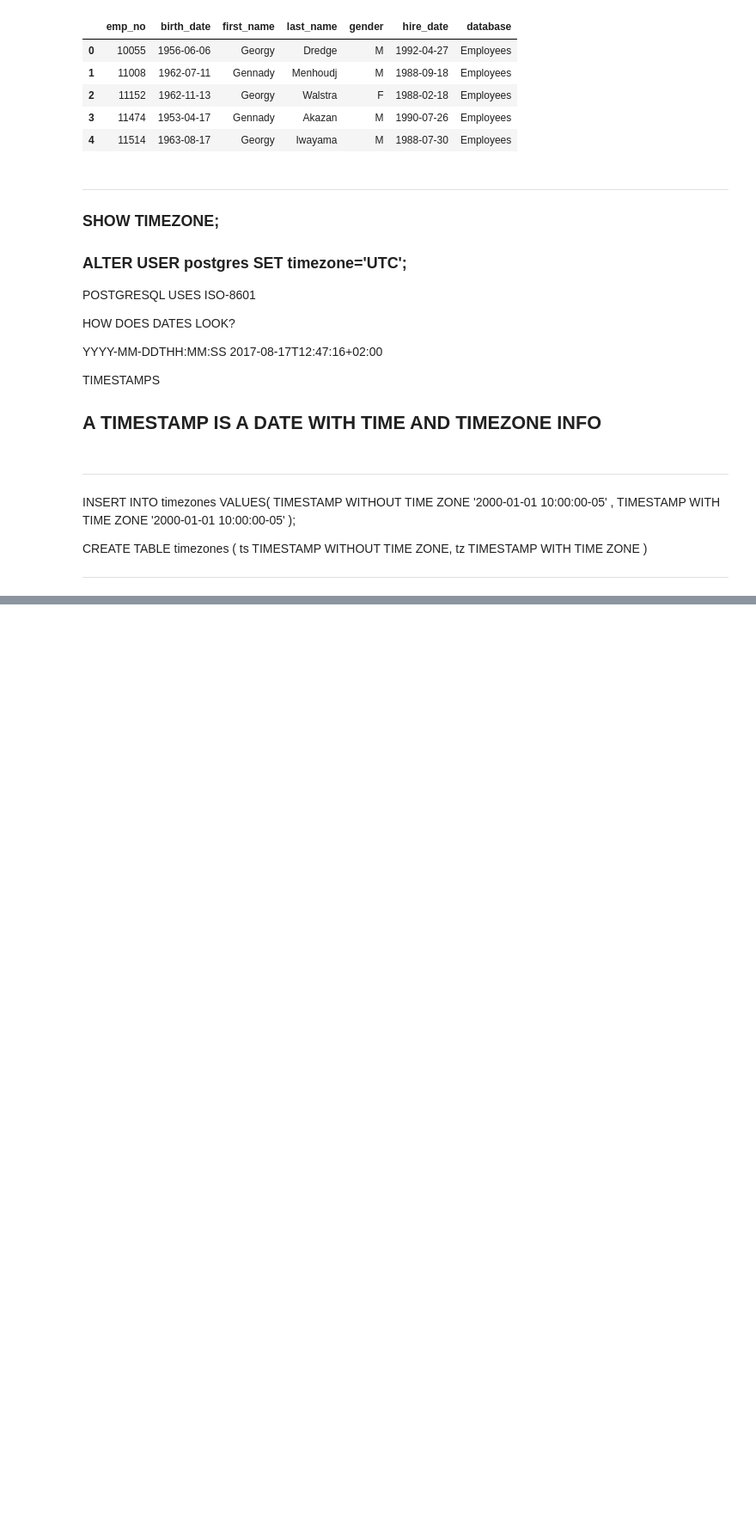
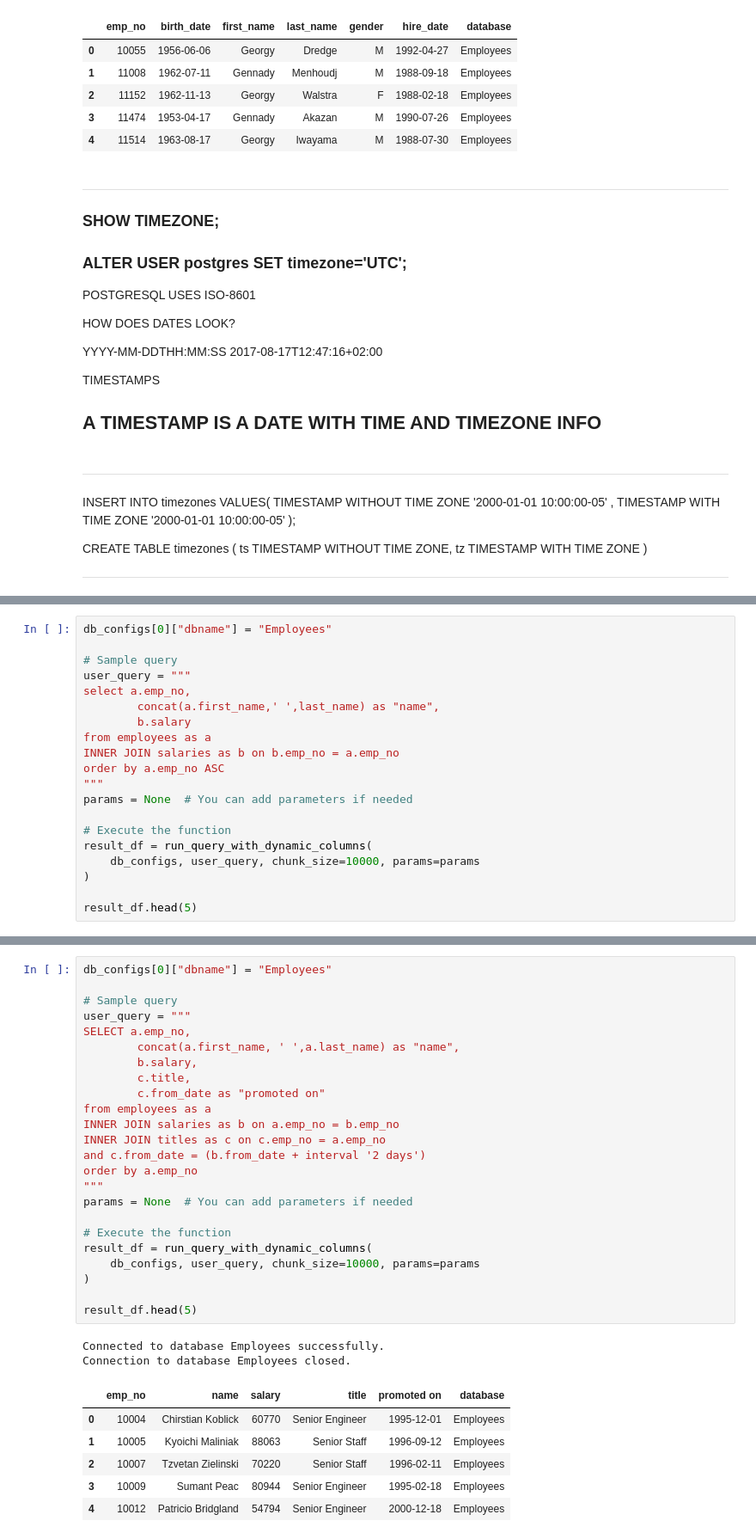
Before and after one commit to rameshkanna74/Bankai, a Jupyter notebook: postgres/01_basic.ipynb, the cells around one changed output, grey strips where cells are left out. Shown at 86% size. Saved outputs shown, nothing was run; the diff lists cells and outputs as text; blank space fills up the shorter version.

```diff
--- a/postgres/01_basic.ipynb
+++ b/postgres/01_basic.ipynb
@@ -1831,0 +2339,20 @@ CREATE TABLE timezones (
+# %%
+db_configs[0]["dbname"] = "Employees"
+
+# Sample query
+user_query = """
+select a.emp_no,
+        concat(a.first_name,' ',last_name) as "name",
+        b.salary
+from employees as a
+INNER JOIN salaries as b on b.emp_no = a.emp_no
+order by a.emp_no ASC
+"""
+params = None  # You can add parameters if needed
+
+# Execute the function
+result_df = run_query_with_dynamic_columns(
+    db_configs, user_query, chunk_size=10000, params=params
+)
+
+result_df.head(5)
@@ -1831,0 +2368,33 @@ CREATE TABLE timezones (
+# %%
+db_configs[0]["dbname"] = "Employees"
+
+# Sample query
+user_query = """
+SELECT a.emp_no,
+        concat(a.first_name, ' ',a.last_name) as "name",
+        b.salary,
+        c.title,
+        c.from_date as "promoted on"
+from employees as a
+INNER JOIN salaries as b on a.emp_no = b.emp_no
+INNER JOIN titles as c on c.emp_no = a.emp_no
+and c.from_date = (b.from_date + interval '2 days')
+order by a.emp_no
+"""
+params = None  # You can add parameters if needed
+
+# Execute the function
+result_df = run_query_with_dynamic_columns(
+    db_configs, user_query, chunk_size=10000, params=params
+)
+
+result_df.head(5)
+# %% [output]
+Connected to database Employees successfully.
+Connection to database Employees closed.
+|  | emp_no | name | salary | title | promoted on | database |
+| 0 | 10004 | Chirstian Koblick | 60770 | Senior Engineer | 1995-12-01 | Employees |
+| 1 | 10005 | Kyoichi Maliniak | 88063 | Senior Staff | 1996-09-12 | Employees |
+| 2 | 10007 | Tzvetan Zielinski | 70220 | Senior Staff | 1996-02-11 | Employees |
+| 3 | 10009 | Sumant Peac | 80944 | Senior Engineer | 1995-02-18 | Employees |
+| 4 | 10012 | Patricio Bridgland | 54794 | Senior Engineer | 2000-12-18 | Employees |
```
Also changed, not shown: parts of 52 cells of this notebook, 5 other files.
